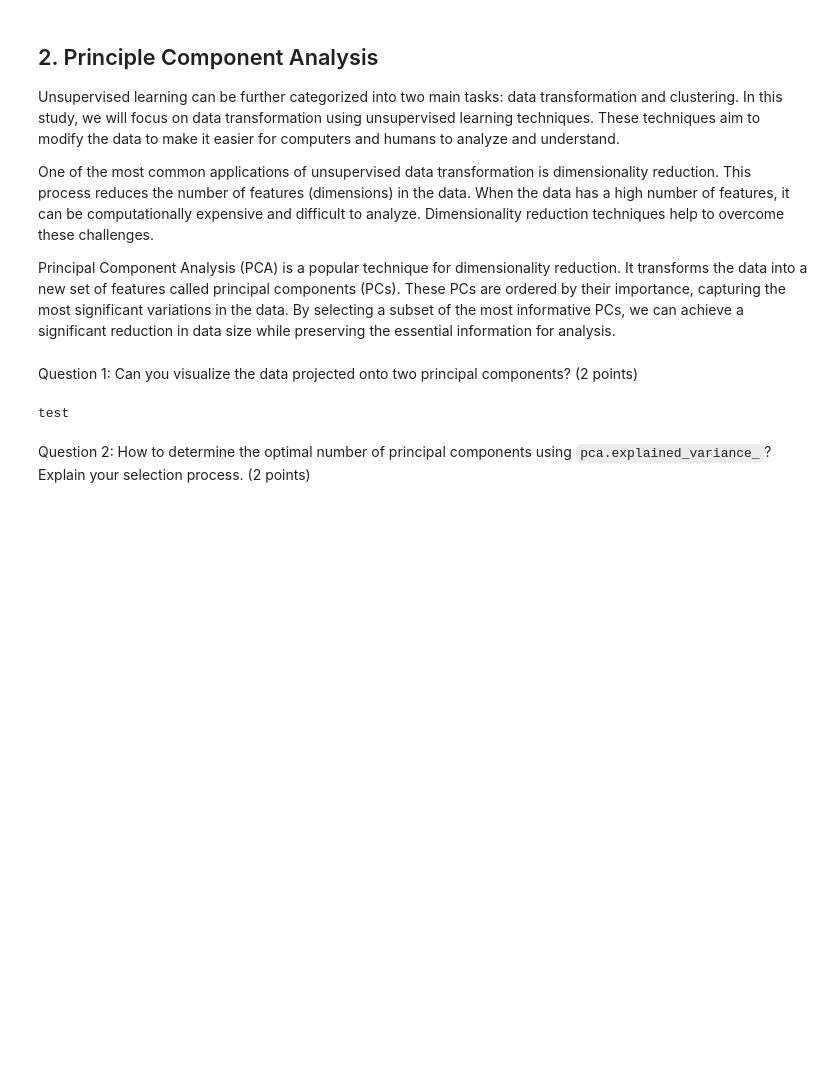
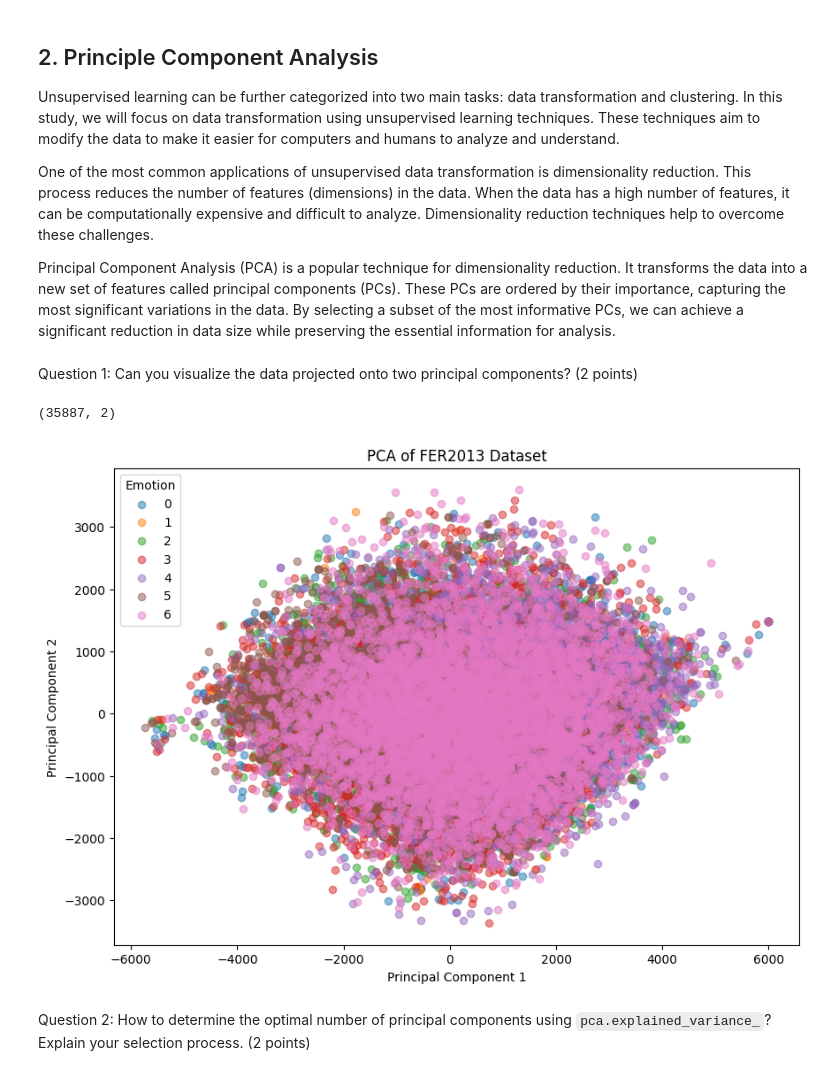
Before and after one commit to nchn471/Fundamental-ML, a Jupyter notebook: notebooks/EDA.ipynb, the cells around one changed output. Drawn from its saved outputs; the diff is of its cells as text; code cells hidden in the pictures; blank space fills up the shorter version.

````diff
--- a/notebooks/EDA.ipynb
+++ b/notebooks/EDA.ipynb
@@ -42,7 +42,7 @@ def show_img(images: np.ndarray, labels: np.ndarray):
         axarr[idx].set_title("Label:{}".format(label))
 # %%
 ## load dataset here
-df = pd.read_csv("../data/icml_face_data.csv")
+df = pd.read_csv("D:/Courses HK2 23-24/Machine Learning/Fundamental-ML/data/icml_face_data.csv")
 df.head()
 # %% [output]
 |  | emotion | pixels |
@@ -71,11 +71,12 @@ One of the most common applications of unsupervised data transformation is dimen
 Principal Component Analysis (PCA) is a popular technique for dimensionality reduction. It transforms the data into a new set of features called principal components (PCs). These PCs are ordered by their importance, capturing the most significant variations in the data. By selecting a subset of the most informative PCs, we can achieve a significant reduction in data size while preserving the essential information for analysis.
 # %% [markdown]
 Question 1: Can you visualize the data projected onto two principal components? (2 points)
-# %%
-print("test")
-# %% [output]
-test
 # %%
 from sklearn.decomposition import PCA
 pca=PCA(n_components=2)
-# pca.fit(images) ## modify images' array to the appropriate shape
+images_flat = images.reshape(images.shape[0],-1)
+pca.fit(images_flat) ## modify images' array to the appropriate shape
+images_pca=pca.transform(images_flat)
+images_pca.shape
+# %% [output]
+(35887, 2)
@@ -86,3 +83,19 @@ pca=PCA(n_components=2)
+# %%
+import matplotlib.pyplot as plt
+
+# Vẽ biểu đồ scatter của các thành phần chính
+plt.figure(figsize=(10, 7))
+for i in range(7):
+    indices = np.where(labels == i)
+    plt.scatter(images_pca[indices, 0], images_pca[indices, 1], label=str(i), alpha=0.5)
+
+plt.xlabel('Principal Component 1')
+plt.ylabel('Principal Component 2')
+plt.title('PCA of FER2013 Dataset')
+plt.legend(title='Emotion')
+plt.show()
+# %% [output]
+[figure, added]
 # %% [markdown]
 Question 2: How to determine the optimal number of principal components using ```pca.explained_variance_```? Explain your selection process. (2 points)
 # %%
````
Also changed, not shown: parts of 1 cell of this notebook.
